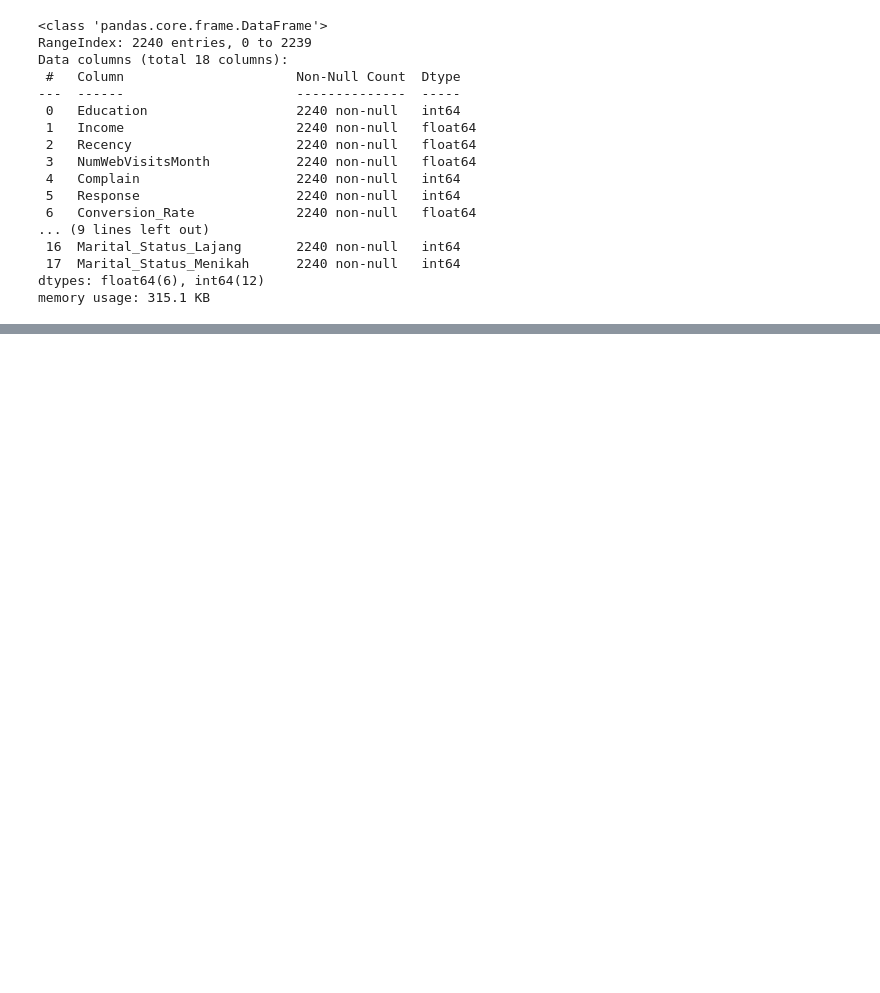
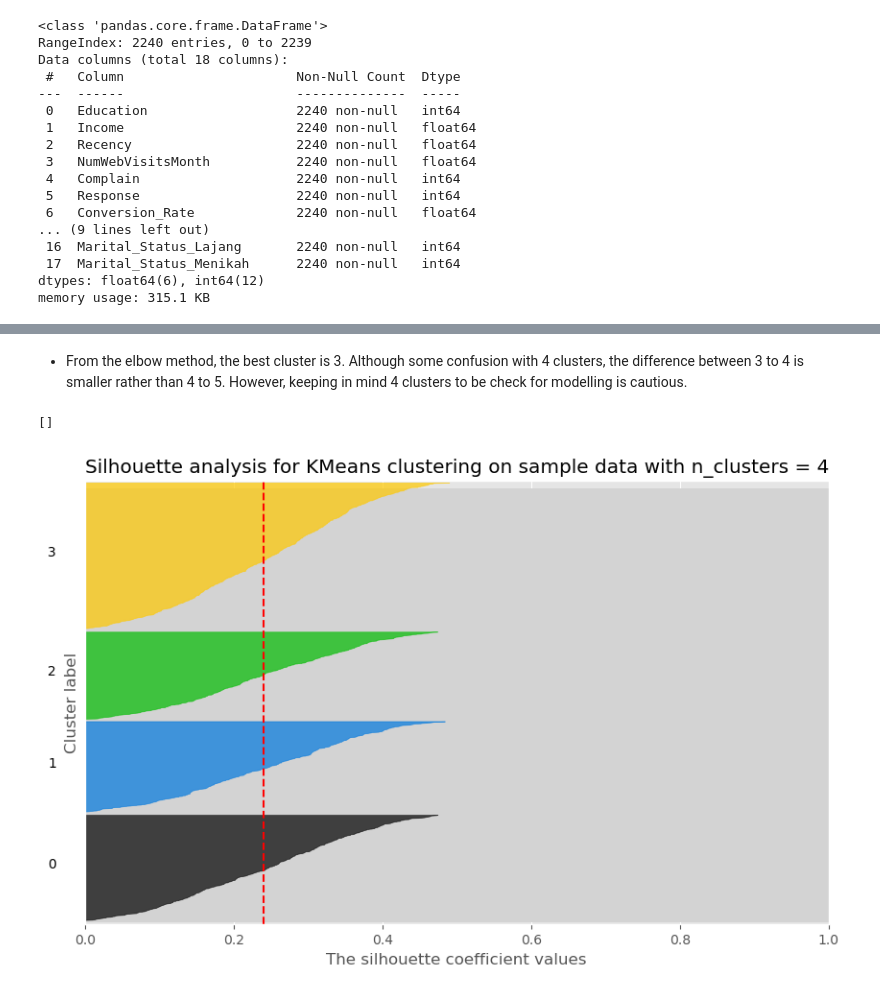
Before and after one commit to sailafs/Predict-Customer-Personality-to-Boost-Marketing-Campaign-by-Using-Machine-Learning, a Jupyter notebook: Project-1.ipynb, the cells around one changed output, grey strips where cells are left out. Drawn from its saved outputs; the diff is of its cells as text; code cells hidden in the pictures; blank space fills up the shorter version.

```diff
--- a/Project-1.ipynb
+++ b/Project-1.ipynb
@@ -756,0 +798,52 @@ df_filtered.describe()
+# %% [markdown]
+- From the elbow method, the best cluster is 3. Although some confusion with 4 clusters, the difference between 3 to 4 is smaller rather than 4 to 5. However, keeping in mind 4 clusters to be check for modelling is cautious.
+# %%
+from sklearn.cluster import KMeans
+
+kmeans = KMeans(n_clusters=4, init='k-means++', max_iter=300, n_init=10, random_state=0)
+kmeans.fit(df_filtered)
+df_filtered['km_labels'] = kmeans.labels_
+# %%
+import matplotlib.cm as cm
+from sklearn.metrics import silhouette_samples, silhouette_score
+
+# Get the numerical columns
+numerical_cols = df_filtered.select_dtypes(include=['float', 'int']).columns
+
+# Calculate the silhouette scores for each sample
+cluster_labels = df_filtered['km_labels'] # Replace with your cluster labels
+n_clusters = len(np.unique(cluster_labels))  # Number of clusters
+silhouette_values = silhouette_samples(df_filtered[numerical_cols].values, cluster_labels)
+
+# Create the silhouette plot
+fig, ax1 = plt.subplots(1, 1, figsize=(10, 6))
+y_lower = 10
+
+# Plot the silhouette values
+ax1.set_xlim([0, 1])
+ax1.set_ylim([0, len(df) + (n_clusters + 1) * 10])
+y_upper = y_lower + len(cluster_labels)
+cluster_silhouette_values = silhouette_values.copy()
+cluster_silhouette_values.sort()
+y_ax_upper = len(cluster_labels) + (n_clusters + 1) * 10
+rect = plt.Rectangle((0, y_lower), 1, y_upper - y_lower, edgecolor='none', facecolor='lightgray')
+ax1.add_patch(rect)
+
+for i in range(n_clusters):
+    cluster_values = cluster_silhouette_values[cluster_labels == i]
+    cluster_values.sort()
+    size_cluster_i = cluster_values.shape[0]
+    y_upper = y_lower + size_cluster_i
+    color = cm.nipy_spectral(float(i) / n_clusters)
+    ax1.fill_betweenx(np.arange(y_lower, y_upper), 0, cluster_values, facecolor=color, edgecolor=color, alpha=0.7)
+    ax1.text(-0.05, y_lower + 0.5 * size_cluster_i, str(i))
+    y_lower = y_upper + 10
+
+ax1.set_title("Silhouette analysis for KMeans clustering on sample data with n_clusters = %d" % n_clusters)
+ax1.set_xlabel("The silhouette coefficient values")
+ax1.set_ylabel("Cluster label")
+ax1.axvline(x=silhouette_score(df_filtered[numerical_cols].values, cluster_labels), color="red", linestyle="--")
+ax1.set_yticks([])  # Clear the yaxis labels / ticks
+# %% [output]
+[]
+[figure, added]
```
Also changed, not shown: parts of 12 cells of this notebook, 6 other files.
